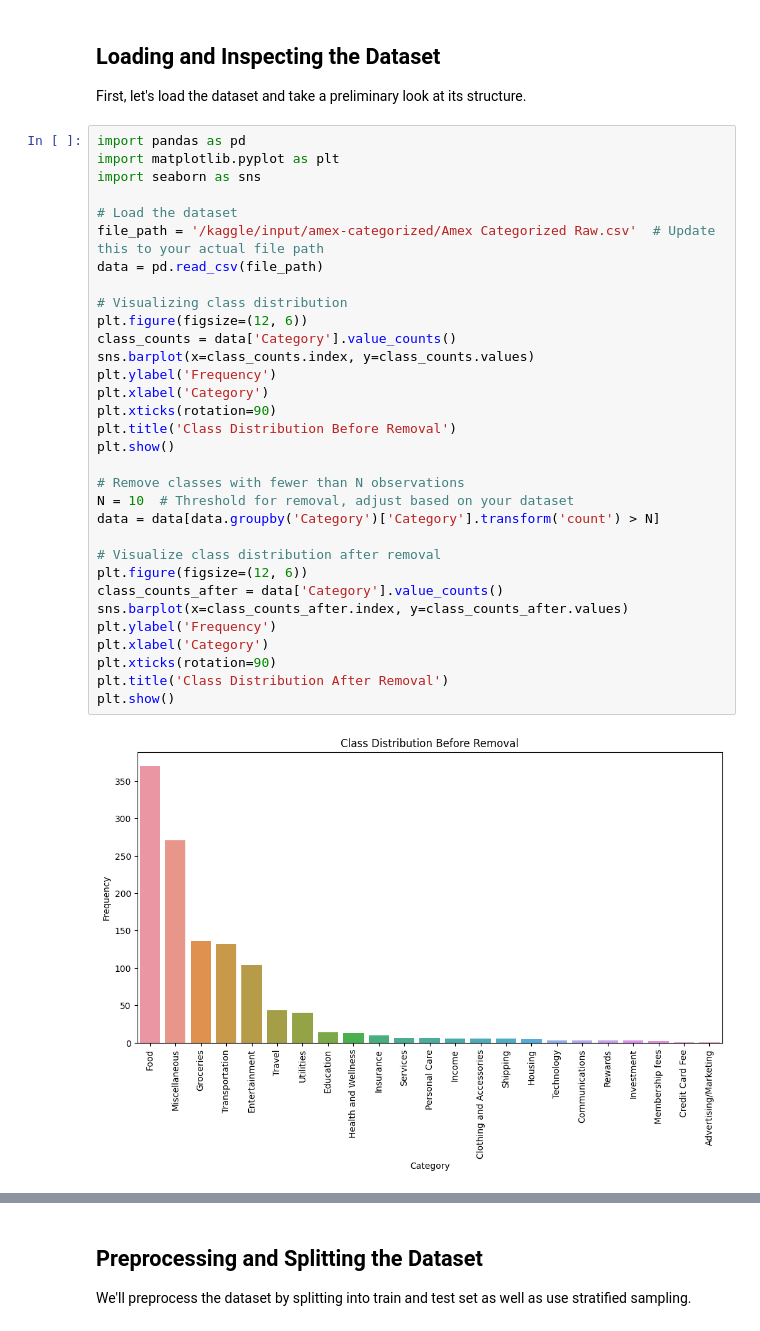
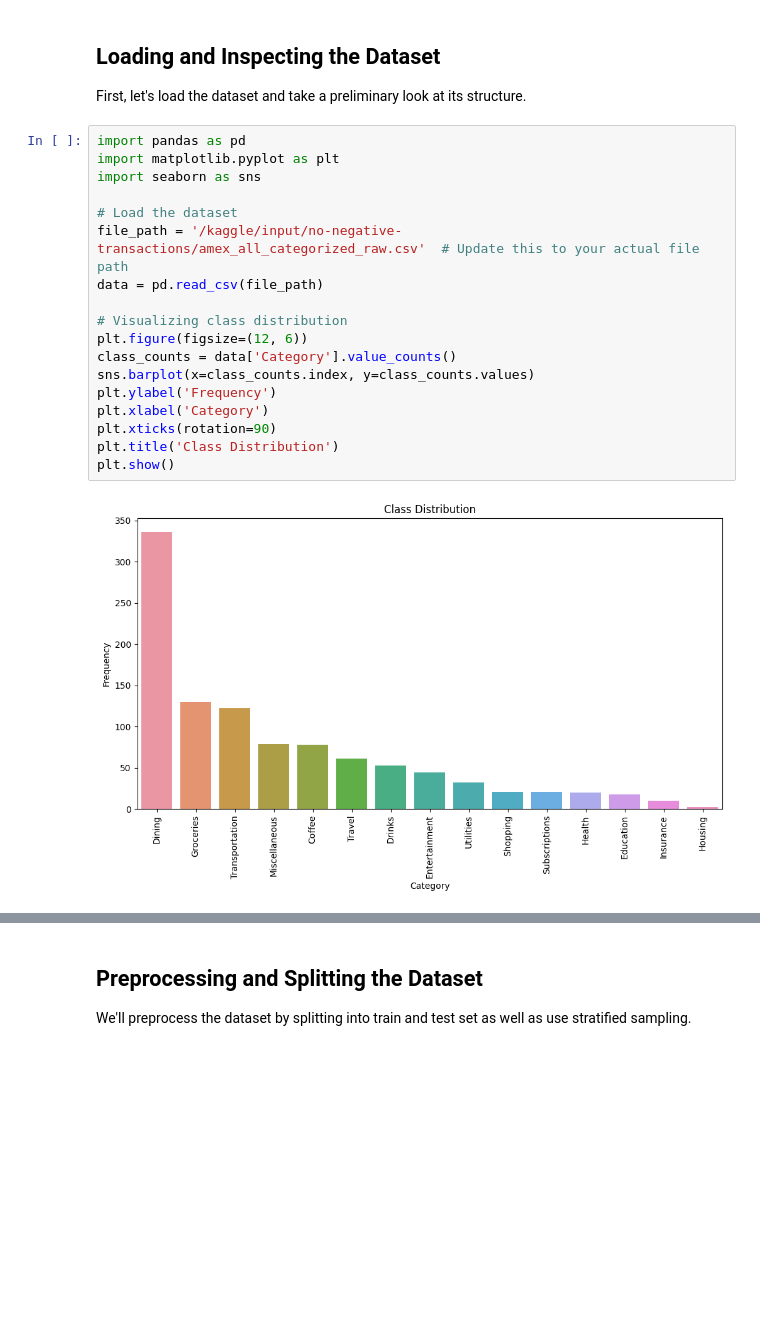
Before and after one commit to mrinoybanerjee/Transaction-Classification, a Jupyter notebook: notebooks/Non Deep Learning Approach.ipynb, the cells around one changed output, grey strips where cells are left out. Drawn from its saved outputs; the diff is of its cells as text; blank space fills up the shorter version.

```diff
--- a/notebooks/Non Deep Learning Approach.ipynb
+++ b/notebooks/Non Deep Learning Approach.ipynb
@@ -6,34 +4,20 @@ First, let's load the dataset and take a preliminary look at its structure.
 # %%
 import pandas as pd
 import matplotlib.pyplot as plt
 import seaborn as sns
 
 # Load the dataset
-file_path = '/kaggle/input/amex-categorized/Amex Categorized Raw.csv'  # Update this to your actual file path
+file_path = '/kaggle/input/no-negative-transactions/amex_all_categorized_raw.csv'  # Update this to your actual file path
 data = pd.read_csv(file_path)
 
 # Visualizing class distribution
 plt.figure(figsize=(12, 6))
 class_counts = data['Category'].value_counts()
 sns.barplot(x=class_counts.index, y=class_counts.values)
 plt.ylabel('Frequency')
 plt.xlabel('Category')
 plt.xticks(rotation=90)
-plt.title('Class Distribution Before Removal')
+plt.title('Class Distribution')
 plt.show()
-
-# Remove classes with fewer than N observations
-N = 10  # Threshold for removal, adjust based on your dataset
-data = data[data.groupby('Category')['Category'].transform('count') > N]
-
-# Visualize class distribution after removal
-plt.figure(figsize=(12, 6))
-class_counts_after = data['Category'].value_counts()
-sns.barplot(x=class_counts_after.index, y=class_counts_after.values)
-plt.ylabel('Frequency')
-plt.xlabel('Category')
-plt.xticks(rotation=90)
-plt.title('Class Distribution After Removal')
-plt.show()
 # %% [output]
-[figure, old version]
+[figure, new version]
```
Also changed, not shown: parts of 7 cells of this notebook, 6 other files.
